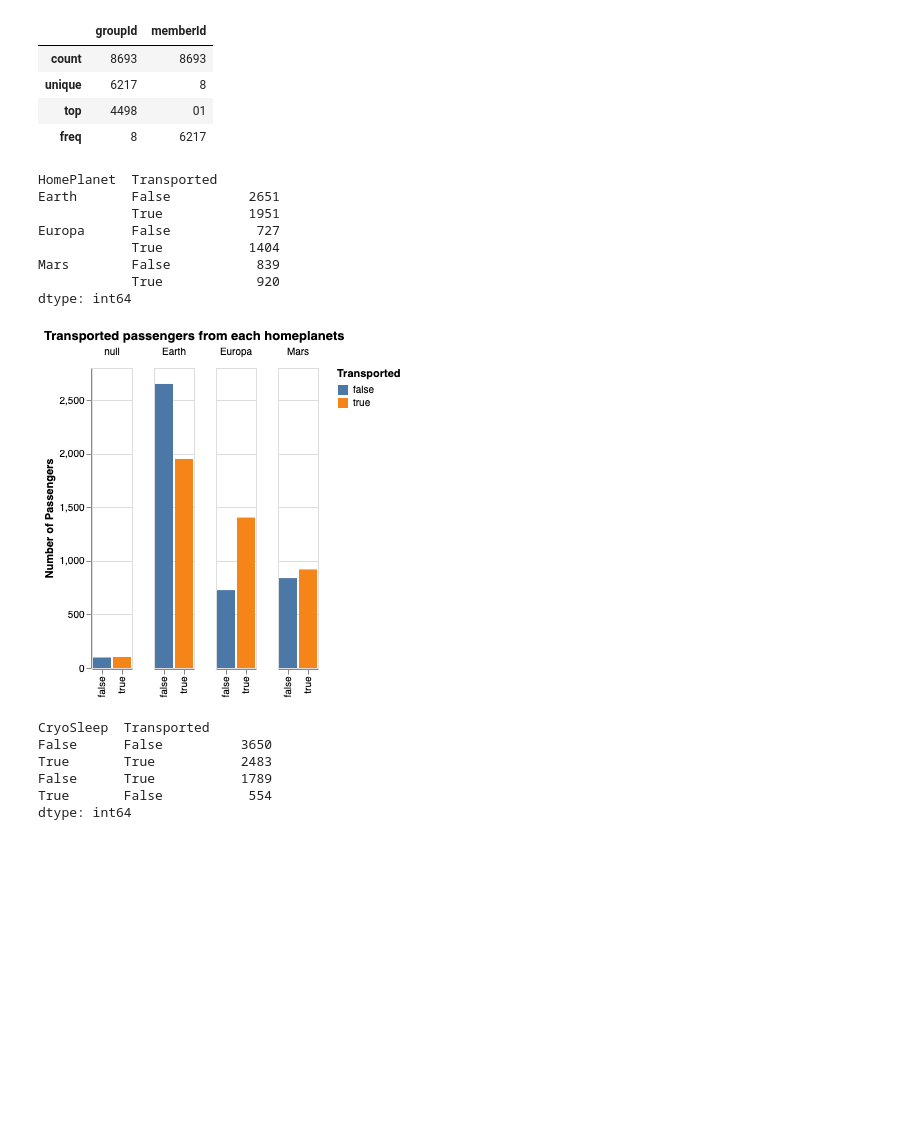
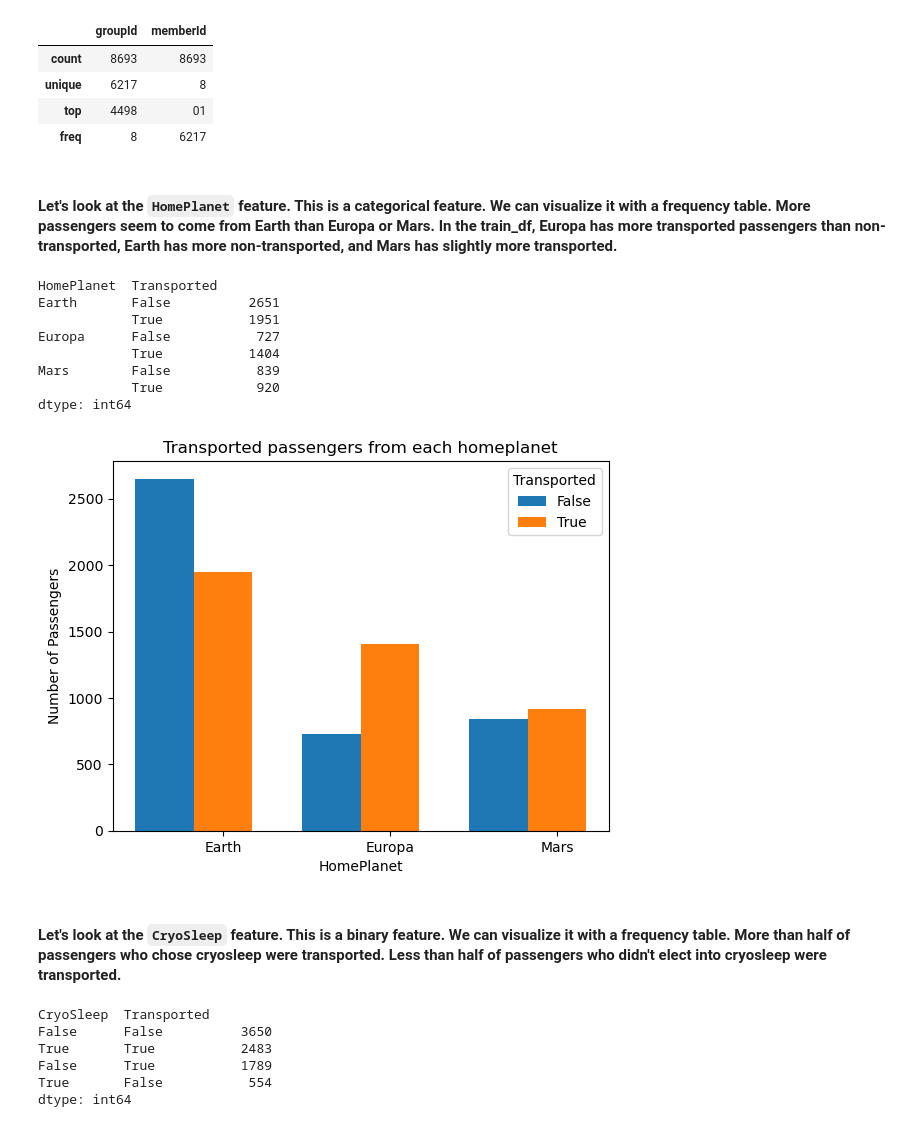
Before and after one commit to hcwang24/space_titanic, a Jupyter notebook: initial_analysis.ipynb, the cells around one changed output. Saved outputs shown, nothing was run; the diff lists cells and outputs as text; code cells hidden in the pictures; blank space fills up the shorter version.

```diff
--- a/initial_analysis.ipynb
+++ b/initial_analysis.ipynb
@@ -113,4 +115,6 @@ train_df[['groupId', 'memberId']].describe()
 | unique | 6217 | 8 |
 | top | 4498 | 01 |
 | freq | 8 | 6217 |
+# %% [markdown]
+#### Let's look at the `HomePlanet` feature. This is a categorical feature. We can visualize it with a frequency table. More passengers seem to come from Earth than Europa or Mars. In the train_df, Europa has more transported passengers than non-transported, Earth has more non-transported, and Mars has slightly more transported.
 # %%
@@ -128,15 +129,44 @@ Mars        False           839
             True            920
 dtype: int64
 # %%
-alt.Chart(
-    train_df[["HomePlanet", "Transported"]],
-    title="Transported passengers from each homeplanets",
-).mark_bar().encode(
-    x=alt.X("Transported:N", title=""),
-    y=alt.Y("count()", title="Number of Passengers"),
-    color=alt.Color("Transported:N"),
-    column=alt.Column("HomePlanet:N", title=""),
-)
+# Group the data by 'HomePlanet' and 'Transported' and calculate the count
+grouped_df = train_df.groupby(["HomePlanet", "Transported"]).size().reset_index(name="count")
+
+# Set up the figure and axis
+fig, ax = plt.subplots()
+
+# Get unique home planets and transported values
+homeplanets = grouped_df["HomePlanet"].unique()
+transported_values = grouped_df["Transported"].unique()
+
+# Calculate the width for each bar
+bar_width = 0.35
+
+# Calculate the x-axis positions for the bars
+x = np.arange(len(homeplanets))
+
+# Plot the bars for each 'HomePlanet' and 'Transported' value side by side
+for i, transported in enumerate(transported_values):
+    transported_df = grouped_df[grouped_df["Transported"] == transported]
+    counts = transported_df[transported_df["HomePlanet"].isin(homeplanets)]["count"]
+    ax.bar(x + (i * bar_width), counts, label=transported, width=bar_width)
+
+# Set plot title and axis labels
+ax.set_title("Transported passengers from each homeplanet")
+ax.set_xlabel("HomePlanet")
+ax.set_ylabel("Number of Passengers")
+
+# Set the x-axis tick positions and labels
+ax.set_xticks(x + (bar_width * len(transported_values)) / 2)
+ax.set_xticklabels(homeplanets)
+
+# Add legend
+ax.legend(title="Transported", bbox_to_anchor=(1, 1))
+
+# Show the plot
+plt.show()
 # %% [output]
-[figure, old version]
+[figure, new version]
+# %% [markdown]
+#### Let's look at the `CryoSleep` feature. This is a binary feature. We can visualize it with a frequency table. More than half of passengers who chose cryosleep were transported. Less than half of passengers who didn't elect into cryosleep were transported.
 # %%
```
Also changed, not shown: parts of 30 cells of this notebook, 1 other file.
